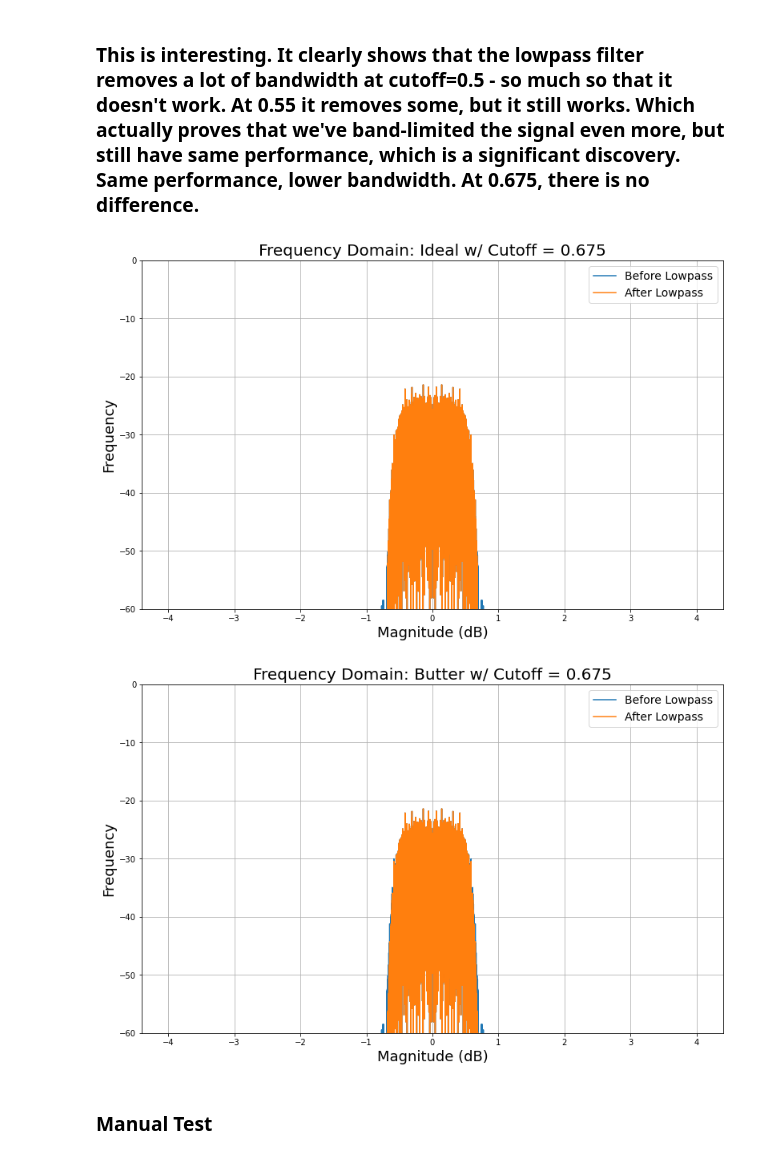
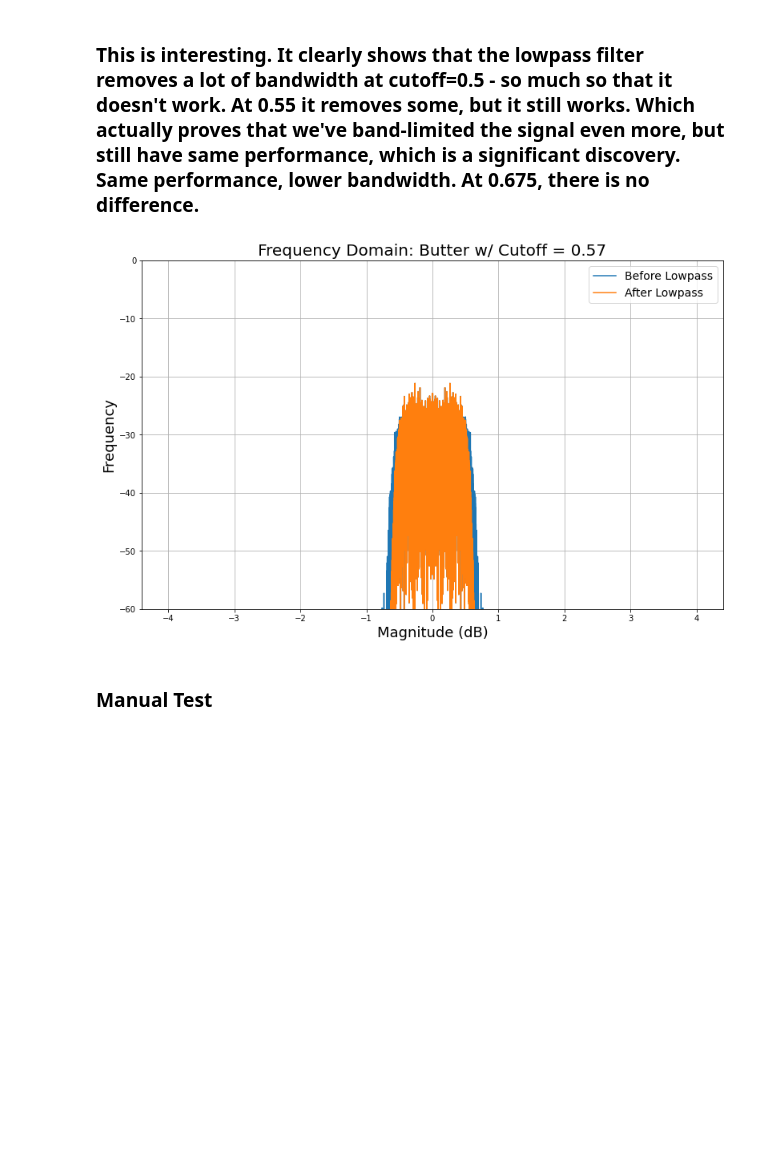
Before and after one commit to FaxMan1/Master-Thesis, a Jupyter notebook: Jupyter/main_CS.ipynb, the cells around one changed output. Cells and saved outputs as stored; diff of their text form; code cells hidden in the pictures; blank space fills up the shorter version.

```diff
--- a/Jupyter/main_CS.ipynb
+++ b/Jupyter/main_CS.ipynb
@@ -118,11 +106,10 @@ def plot_freq(Tx, Tx_low, filter_type, cutoff):
     #plt.show()
     #plt.savefig('Ideal0675Freq', bbox_inches='tight', transparent=True)
 # %%
-lowpass_effect(CS, filter_type='Both', cutoff=0.675, time=False)
+lowpass_effect(CS, filter_type='Butter', cutoff=0.57, time=False)
 #lowpass_effect(filter_type='Butter', cutoff=0.675)
 # %% [output]
-[figure, old version]
+[figure, new version]
-[figure, removed]
 # %% [markdown]
 ### Manual Test
 # %%
```
Also changed, not shown: parts of 8 cells of this notebook, 7 other files.
